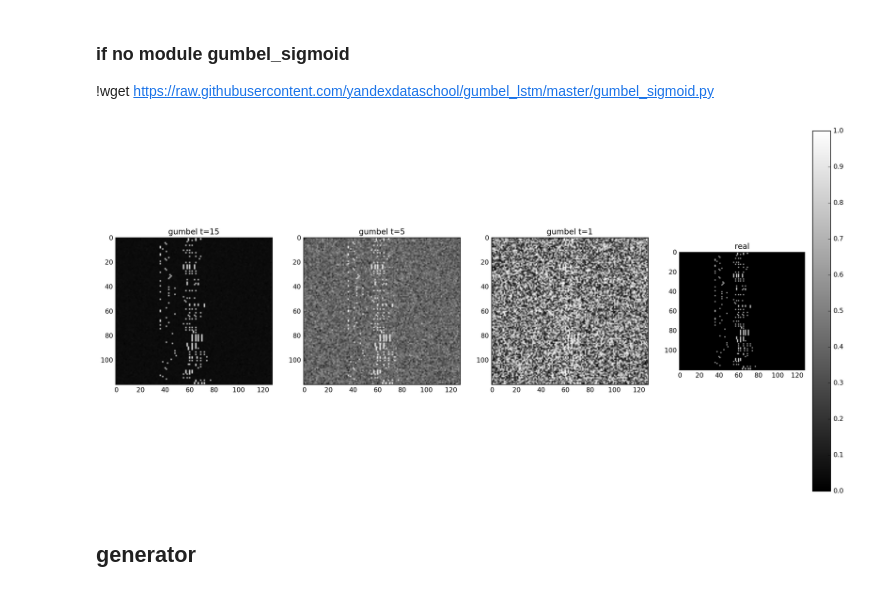
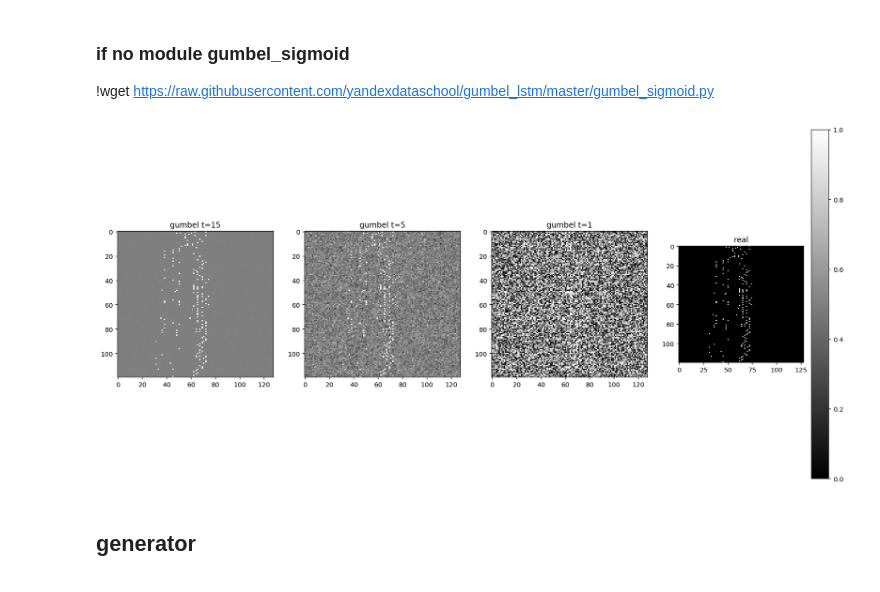
Before and after one commit to TIXFeniks/Hathor, a Jupyter notebook: Network-GAN-Gumbel.ipynb, the cells around one changed output. Cells and saved outputs as stored; diff of their text form; code cells hidden in the pictures.

```diff
--- a/Network-GAN-Gumbel.ipynb
+++ b/Network-GAN-Gumbel.ipynb
@@ -45,31 +55,32 @@ mat = t.next()
 notes = mat[:,:-1].astype("float32")
 # %%
 plt.figure(figsize=(20,10))
+
 
 plt.subplot(1,4,1)
 plt.title('gumbel t=15')
 gumbel_t.set_value(100)
-plt.imshow(seq_gumbel.eval({sequence:notes}).reshape(-1,128),cmap="gray", aspect=1)
+plt.imshow(seq_gumbel.eval({sequence:notes}).reshape(-1,128),cmap="gray", aspect=1,vmin = 0, vmax = 1,interpolation='none')
 
 plt.subplot(1,4,2)
 plt.title('gumbel t=5')
 gumbel_t.set_value(5)
-plt.imshow(seq_gumbel.eval({sequence:notes}).reshape(-1,128),cmap="gray", aspect=1)
+plt.imshow(seq_gumbel.eval({sequence:notes}).reshape(-1,128),cmap="gray", aspect=1,vmin = 0, vmax = 1,interpolation='none')
 
 plt.subplot(1,4,3)
 plt.title('gumbel t=1')
 gumbel_t.set_value(1)
-plt.imshow(seq_gumbel.eval({sequence:notes}).reshape(-1,128),cmap="gray", aspect=1)
+plt.imshow(seq_gumbel.eval({sequence:notes}).reshape(-1,128),cmap="gray", aspect=1,vmin = 0, vmax = 1,interpolation='none')
 
 plt.subplot(1,4,4)
 plt.title('real')
 gumbel_t.set_value(0.051)
-plt.imshow(notes.toarray(), aspect=1 ,cmap="gray")
+plt.imshow(notes.toarray(), aspect=1 ,cmap="gray",vmin = 0, vmax = 1,interpolation='none')
 gumbel_t.set_value(1)
 
 plt.colorbar();
 # %% [output]
-[figure, old version]
+[figure, new version]
 # %%
 from agentnet import Recurrence
 from lasagne.layers import *
```
Also changed, not shown: parts of 8 cells of this notebook, 8 other files.
